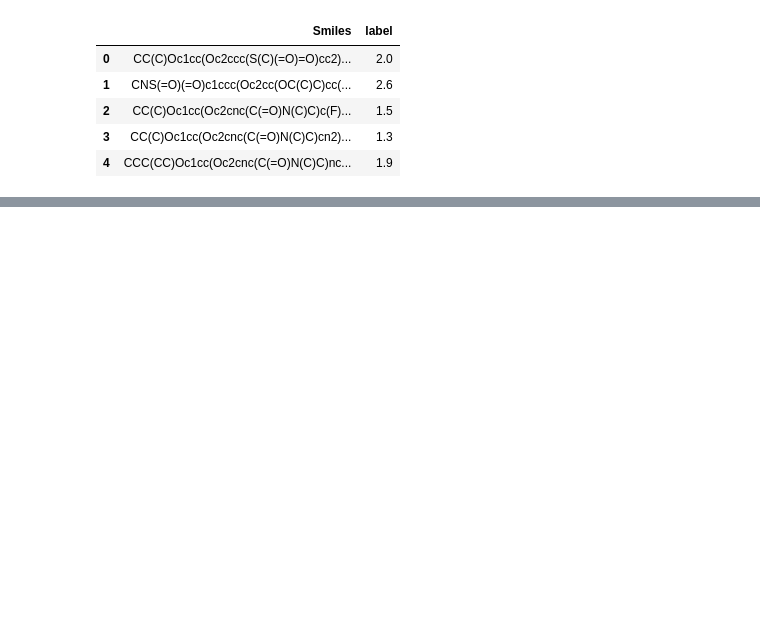
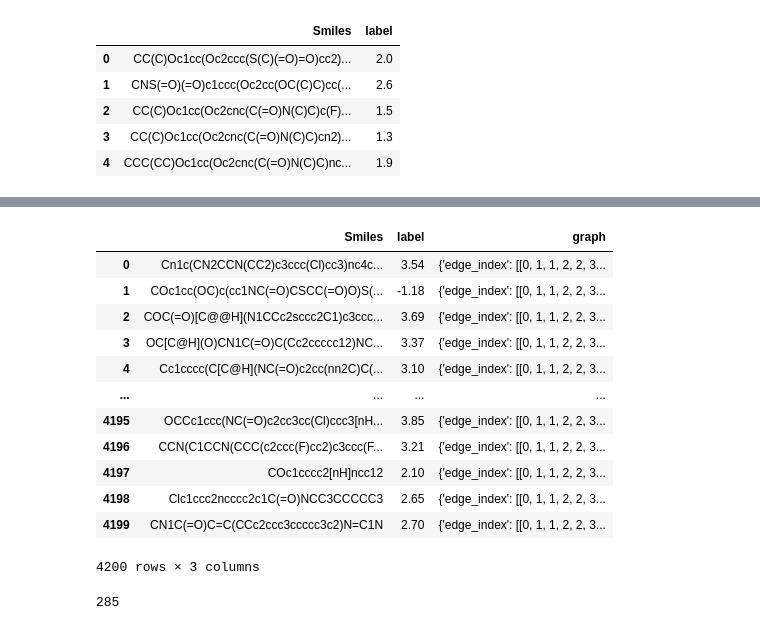
Before and after one commit to simonlevine/molecular-GNN, a Jupyter notebook: pipeline.ipynb, the cells around one changed output, grey strips where cells are left out. Saved outputs shown, nothing was run; the diff lists cells and outputs as text; code cells hidden in the pictures; blank space fills up the shorter version.

```diff
--- a/pipeline.ipynb
+++ b/pipeline.ipynb
@@ -70,0 +66,22 @@ print(row['graph'].values)
+# %%
+extra_df=extra_df[train_df.columns] #reordering to match.
+extra_df
+# %% [output]
+|  | Smiles | label | graph |
+| 0 | Cn1c(CN2CCN(CC2)c3ccc(Cl)cc3)nc4c... | 3.54 | {'edge_index': [[0, 1, 1, 2, 2, 3... |
+| 1 | COc1cc(OC)c(cc1NC(=O)CSCC(=O)O)S(... | -1.18 | {'edge_index': [[0, 1, 1, 2, 2, 3... |
+| 2 | COC(=O)[C@@H](N1CCc2sccc2C1)c3ccc... | 3.69 | {'edge_index': [[0, 1, 1, 2, 2, 3... |
+| 3 | OC[C@H](O)CN1C(=O)C(Cc2ccccc12)NC... | 3.37 | {'edge_index': [[0, 1, 1, 2, 2, 3... |
+| 4 | Cc1cccc(C[C@H](NC(=O)c2cc(nn2C)C(... | 3.10 | {'edge_index': [[0, 1, 1, 2, 2, 3... |
+| ... | ... | ... | ... |
+| 4195 | OCCc1ccc(NC(=O)c2cc3cc(Cl)ccc3[nH... | 3.85 | {'edge_index': [[0, 1, 1, 2, 2, 3... |
+| 4196 | CCN(C1CCN(CCC(c2ccc(F)cc2)c3ccc(F... | 3.21 | {'edge_index': [[0, 1, 1, 2, 2, 3... |
+| 4197 | COc1cccc2[nH]ncc12 | 2.10 | {'edge_index': [[0, 1, 1, 2, 2, 3... |
+| 4198 | Clc1ccc2ncccc2c1C(=O)NCC3CCCCC3 | 2.65 | {'edge_index': [[0, 1, 1, 2, 2, 3... |
+| 4199 | CN1C(=O)C=C(CCc2ccc3ccccc3c2)N=C1N | 2.70 | {'edge_index': [[0, 1, 1, 2, 2, 3... |
+4200 rows × 3 columns
+# %%
+sum(extra_df['Smiles'].isin(train_df['Smiles']).astype(int))
+#number of duplicate SMILES.
+# %% [output]
+285
```
Also changed, not shown: parts of 19 cells of this notebook, 30 other files.
